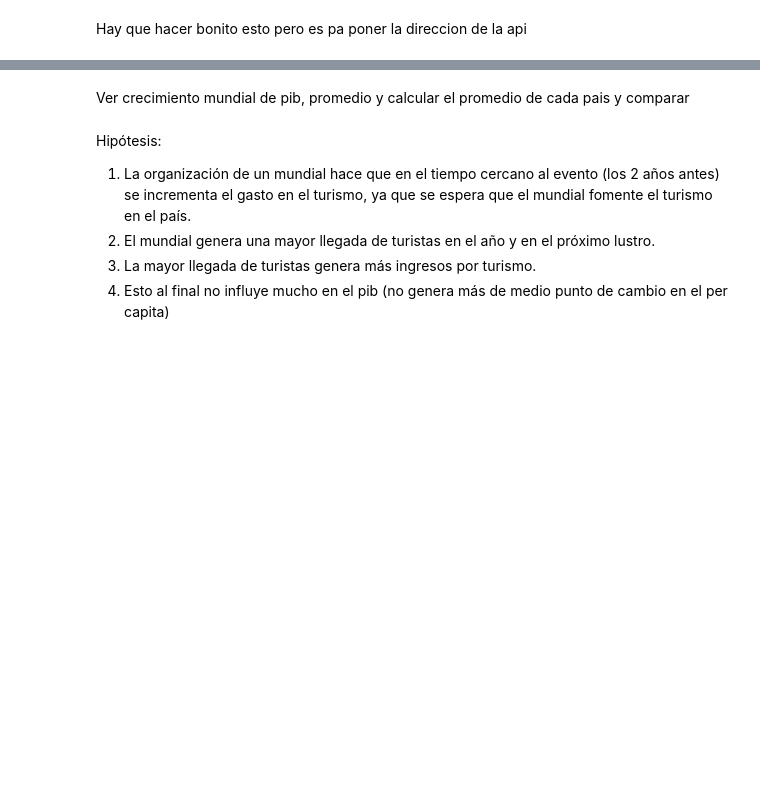
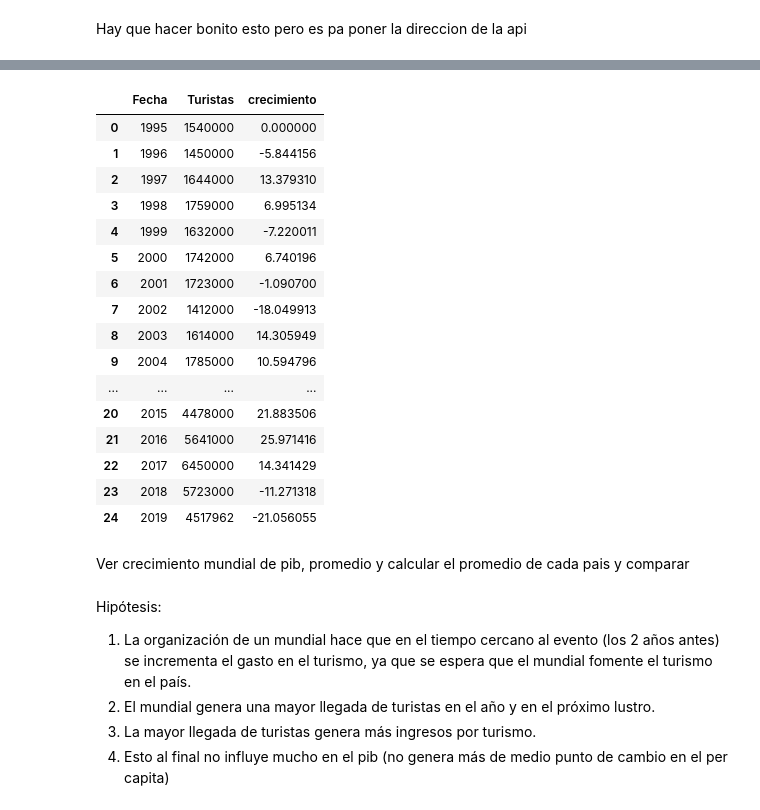
Before and after one commit to ThareauB/Proyecto-libertadores, a Jupyter notebook: proyect.ipynb, the cells around one changed output, grey strips where cells are left out. Saved outputs shown, nothing was run; the diff lists cells and outputs as text; code cells hidden in the pictures; blank space fills up the shorter version.

```diff
--- a/proyect.ipynb
+++ b/proyect.ipynb
@@ -60,3 +62,10 @@ for j in lista_paises:
 
     else:
         l_ol.append(df)
+# %%
+diff_anos = [-4, -3, -2, -1, 0, 1, 2, 3, 4]
+for df in l_wc:
+   df['Diff_anos'] = diff_anos[:len(df)]
+
+for df in l_ol:
+   df['Diff_anos'] = diff_anos[:len(df)]
@@ -63,3 +139,57 @@ for j in lista_paises:
+# %%
+url = f"https://datosmacro.expansion.com/comercio/turismo-internacional/chile"
+page = rq.get(url)
+sopa = BeautifulSoup(page.content, "html.parser")
+tabla = sopa.find("table")
+valores = tabla.find_all('td')
+
+fechas = []
+gente = []
+for i in range(len(valores)):
+    if i%2 == 0:
+        fechas.append(valores[i].text)
+    else:
+        gente.append(valores[i].text)
+
+df_chile = pd.DataFrame(columns=['Fecha', 'Turistas'])
+df_chile['Fecha'] = fechas
+df_chile['Turistas'] = gente
+df_chile = df_chile.sort_values('Fecha').reset_index(drop=True)
+df_chile['Fecha'] = df_chile['Fecha'].astype('int64')
+df_chile['Turistas'] = df_chile['Turistas'].apply(lambda x: x.replace('.', ''))
+df_chile['Turistas'] = df_chile['Turistas'].astype('int64')
+
+porcentaje = []
+for i in df["Turistas"]:
+    if len(porcentaje) == 0:
+        porcentaje.append(0)
+        ultimo = i
+    else:
+        porc = (i*100)/ultimo
+        porc -= 100
+        porcentaje.append(porc)
+        ultimo = i
+
+df_chile['crecimiento'] = porcentaje
+df_chile
+# %% [output]
+|  | Fecha | Turistas | crecimiento |
+| 0 | 1995 | 1540000 | 0.000000 |
+| 1 | 1996 | 1450000 | -5.844156 |
+| 2 | 1997 | 1644000 | 13.379310 |
+| 3 | 1998 | 1759000 | 6.995134 |
+| 4 | 1999 | 1632000 | -7.220011 |
+| 5 | 2000 | 1742000 | 6.740196 |
+| 6 | 2001 | 1723000 | -1.090700 |
+| 7 | 2002 | 1412000 | -18.049913 |
+| 8 | 2003 | 1614000 | 14.305949 |
+| 9 | 2004 | 1785000 | 10.594796 |
+| ... | ... | ... | ... |
+| 20 | 2015 | 4478000 | 21.883506 |
+| 21 | 2016 | 5641000 | 25.971416 |
+| 22 | 2017 | 6450000 | 14.341429 |
+| 23 | 2018 | 5723000 | -11.271318 |
+| 24 | 2019 | 4517962 | -21.056055 |
 # %% [markdown]
 Ver crecimiento mundial de pib, promedio y calcular el promedio de cada pais y comparar
 # %% [markdown]
```
Also changed, not shown: parts of 8 cells of this notebook.
